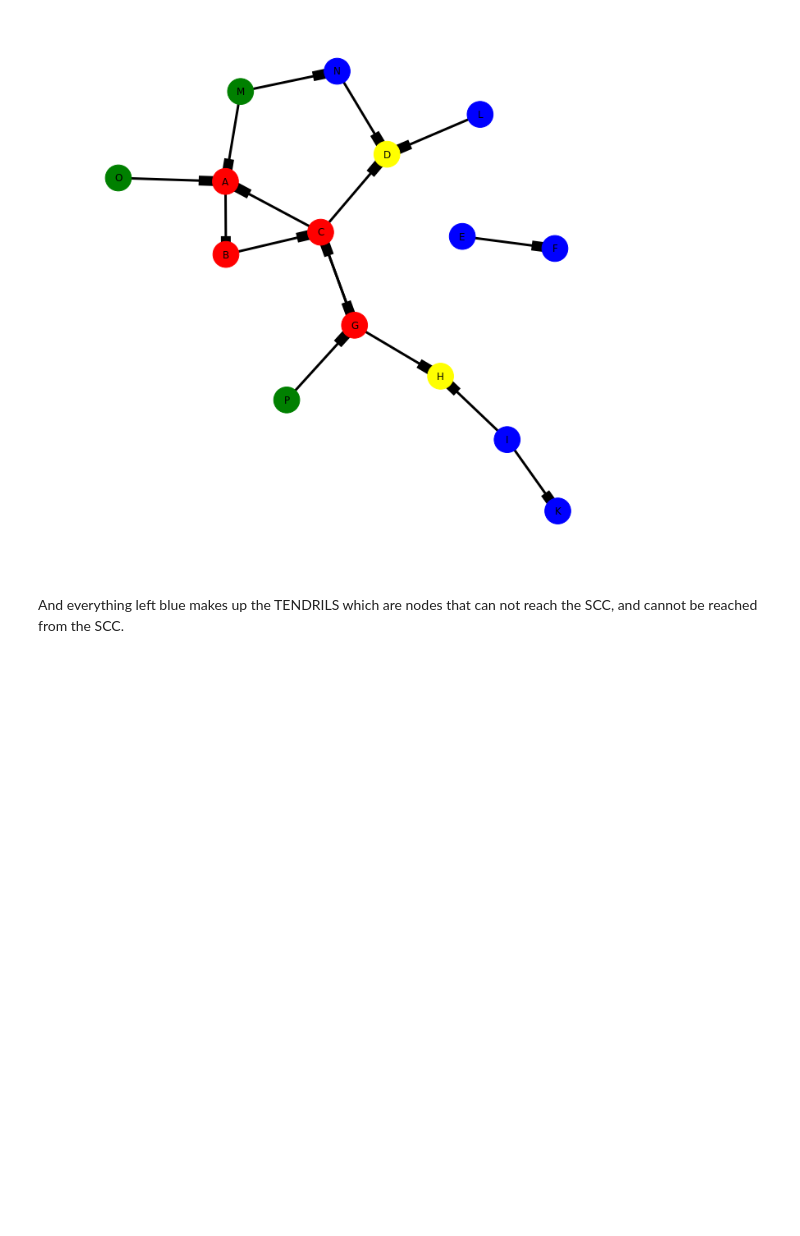
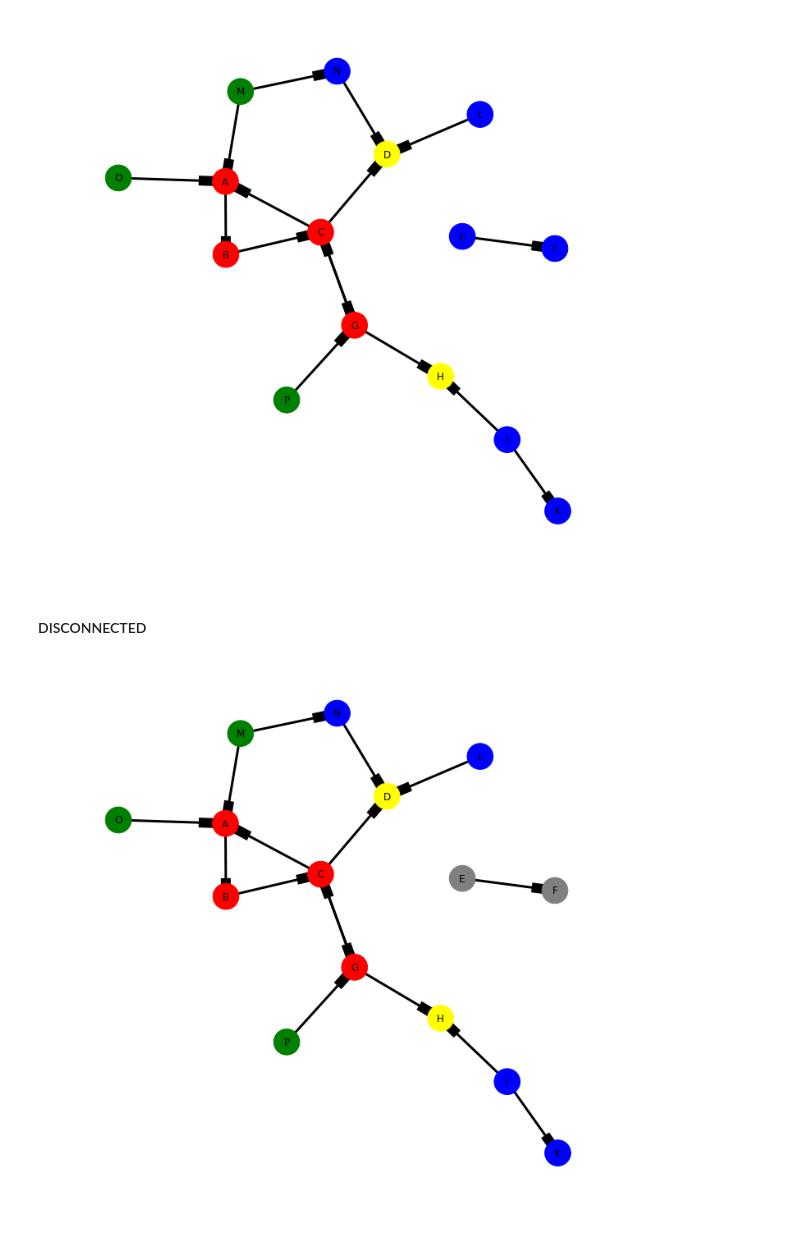
Before and after one commit to Eudoxier/cs532-s17, a Jupyter notebook: assignments/assignment_one/graph_structure/graph_structure.ipynb, the cells around one changed output. Drawn from its saved outputs; the diff is of its cells as text; code cells hidden in the pictures; blank space fills up the shorter version.

Commit message:
add TUBES and DISCONNECTED

```diff
--- a/assignments/assignment_one/graph_structure/graph_structure.ipynb
+++ b/assignments/assignment_one/graph_structure/graph_structure.ipynb
@@ -261,5 +261,32 @@ nx.draw(H, pos, node_color=node_color, node_size=1000, edge_color='k', \
 plt.show()
 # %% [output]
 [figure]
-# %% [markdown]
-And everything left blue makes up the TENDRILS which are nodes that can not reach the SCC, and cannot be reached from the SCC.
+# %% [markdown]
+#### DISCONNECTED
+# %%
+SCC = ['A', 'B', 'C', 'G']
+IN = ['O', 'M', 'P']
+OUT = ['H', 'D']
+DISCONNECTED = ['E', 'F']
+
+node_color = []
+for node in H.nodes():
+    if node in SCC:
+        node_color.append('red')
+    elif node in IN:
+        node_color.append('green')
+    elif node in OUT:
+        node_color.append('yellow')
+    elif node in DISCONNECTED:
+        node_color.append('grey')
+    else:
+        node_color.append('blue')
+
+plt.figure(figsize=(9,9))
+pos = nx.nx_pydot.graphviz_layout(H,prog="neato")
+nx.draw(H, pos, node_color=node_color, node_size=1000, edge_color='k', \
+        width=3, with_labels=True, cmap=plt.cm.coolwarm)
+
+plt.show()
+# %% [output]
+[figure, added]
```
Also changed, not shown: parts of 3 cells of this notebook.
